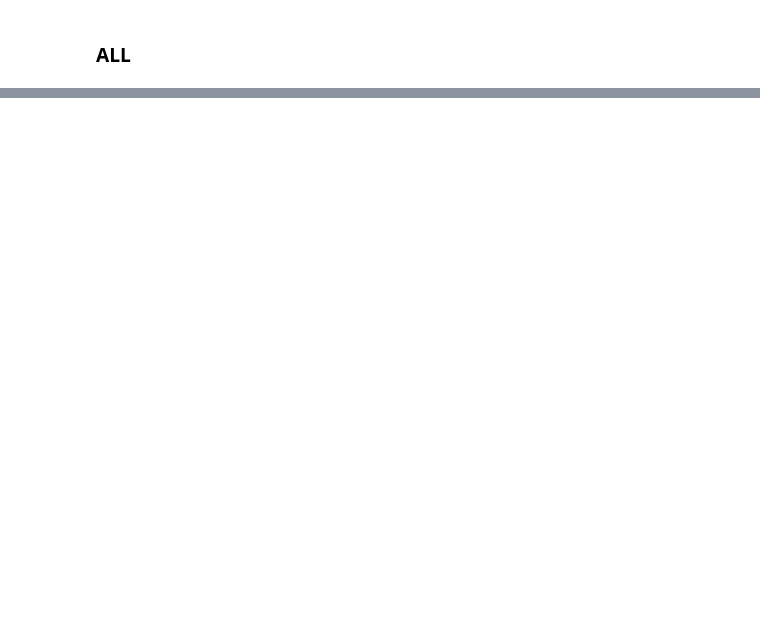
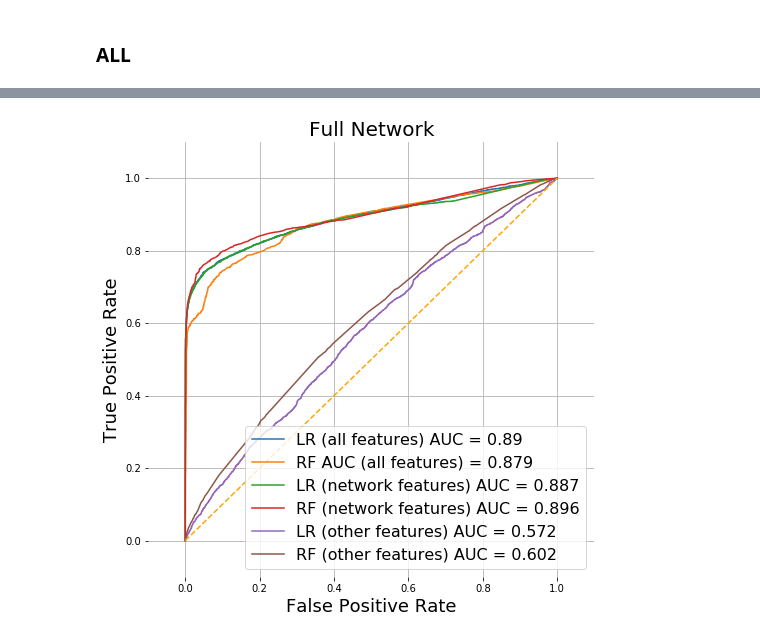
Before and after one commit to philippschmalen/Project_tsds, a Jupyter notebook: Asger_n_Simon/Statistics, estimation and prediction.ipynb, the cells around one changed output, grey strips where cells are left out. Saved outputs shown, nothing was run; the diff lists cells and outputs as text; code cells hidden in the pictures; blank space fills up the shorter version.

```diff
--- a/Asger_n_Simon/Statistics, estimation and prediction.ipynb
+++ b/Asger_n_Simon/Statistics, estimation and prediction.ipynb
@@ -660,0 +817,86 @@ plt.show()
+# %%
+#ALL
+
+# All features:------------------------------------------------------------------------------
+clf_lg = LogisticRegression().fit(X_all_allF_train, y_all_train)
+pred_log = clf_lg.predict(X_all_allF_test)
+pred_proba_log = clf_lg.predict_proba(X_all_allF_test)[:,1]
+
+clf_rf = RandomForestClassifier(max_depth=5, random_state=0).fit(X_all_allF_train, y_all_train)
+pred_rf = clf_rf.predict(X_all_allF_test)
+pred_proba_rf = clf_rf.predict_proba(X_all_allF_test)[:,1]
+
+#Logistic regression
+fpr1, tpr1, thresholds1 = metrics.roc_curve(y_all_test, pred_proba_log)
+auc1 = round(metrics.roc_auc_score(y_all_test, pred_proba_log), 3)
+
+#Random forrest
+fpr2, tpr2, thresholds2 = metrics.roc_curve(y_all_test, pred_proba_rf)
+auc2 = round(metrics.roc_auc_score(y_all_test, pred_proba_rf), 3)
+
+
+# Network features: ----------------------------------------------------------------------------
+clfN_lg = LogisticRegression().fit(X_all_NF_train, y_all_train)
+predN_log = clfN_lg.predict(X_all_NF_test)
+pred_probaN_log = clfN_lg.predict_proba(X_all_NF_test)[:,1]
+
+clfN_rf = RandomForestClassifier(max_depth=5, random_state=0).fit(X_all_NF_train, y_all_train)
+predN_rf = clfN_rf.predict(X_all_NF_test)
+pred_probaN_rf = clfN_rf.predict_proba(X_all_NF_test)[:,1]
+
+#Logistic regression
+fprN1, tprN1, thresholdsN1 = metrics.roc_curve(y_all_test, pred_probaN_log)
+aucN1 = round(metrics.roc_auc_score(y_all_test, pred_probaN_log), 3)
+
+#Random forrest
+fprN2, tprN2, thresholdsN2 = metrics.roc_curve(y_all_test, pred_probaN_rf)
+aucN2 = round(metrics.roc_auc_score(y_all_test, pred_probaN_rf), 3)
+
+# "Other" features: ----------------------------------------------------------------------------
+clfO_lg = LogisticRegression().fit(X_all_OF_train, y_all_train)
+predO_log = clfO_lg.predict(X_all_OF_test)
+pred_probaO_log = clfO_lg.predict_proba(X_all_OF_test)[:,1]
+
+clfO_rf = RandomForestClassifier(max_depth=5, random_state=0).fit(X_all_OF_train, y_all_train)
+predO_rf = clfO_rf.predict(X_all_OF_test)
+pred_probaO_rf = clfO_rf.predict_proba(X_all_OF_test)[:,1]
+
+#Logistic regression
+fprO1, tprO1, thresholdsO1 = metrics.roc_curve(y_all_test, pred_probaO_log)
+aucO1 = round(metrics.roc_auc_score(y_all_test, pred_probaO_log), 3)
+
+#Random forrest
+fprO2, tprO2, thresholdsO2 = metrics.roc_curve(y_all_test, pred_probaO_rf)
+aucO2 = round(metrics.roc_auc_score(y_all_test, pred_probaO_rf), 3)
+
+
+plt.figure(figsize=[8,8])
+
+plt.plot(fpr1, tpr1, label = "LR (all features) AUC = " + str(auc1))
+plt.plot(fpr2, tpr2, label = "RF AUC (all features) = " + str(auc2))
+
+plt.plot(fprN1, tprN1, label = "LR (network features) AUC = " + str(aucN1))
+plt.plot(fprN2, tprN2, label = "RF (network features) AUC = " + str(aucN2))
+
+plt.plot(fprO1, tprO1, label = "LR (other features) AUC = " + str(aucO1))
+plt.plot(fprO2, tprO2, label = "RF (other features) AUC = " + str(aucO2))
+
+plt.plot(np.arange(0, 1.1, 0.1), np.arange(0, 1.1, 0.1), linestyle = "dashed", color = "orange")
+
+plt.xlim([-0.1, 1.1])
+plt.ylim([-0.1, 1.1])
+#plt.title('ROC curve', fontsize = 18)
+plt.xlabel('False Positive Rate', fontsize = 18)
+plt.ylabel('True Positive Rate', fontsize = 18)
+plt.grid(True)
+
+plt.legend(fontsize = 16)
+sns.despine(left=True, bottom= True)
+
+plt.title("Full Network", fontsize = 20)
+
+plt.savefig('roc_all_new.pdf', bbox_inches="tight")
+
+plt.show()
+# %% [output]
+[figure, added]
```
Also changed, not shown: parts of 29 cells of this notebook, 6 other files.
